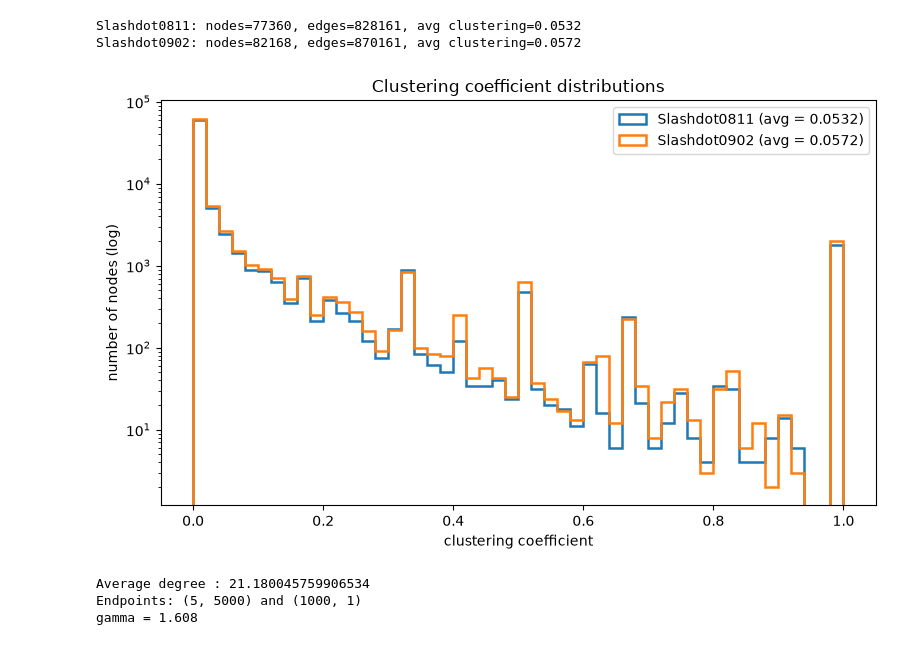
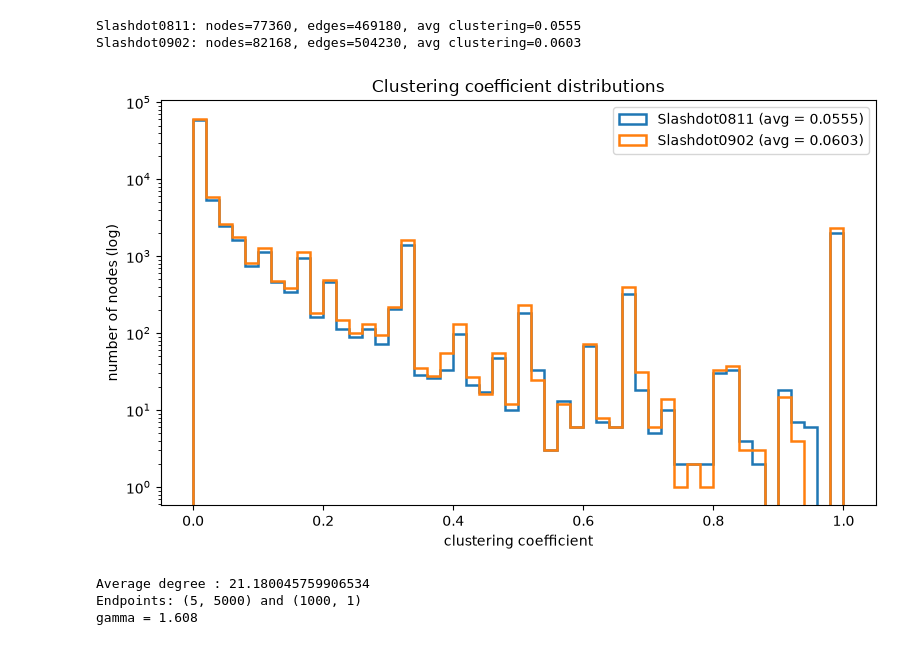
Before and after one commit to thangphan0168/DataMiningHomework5, a Jupyter notebook: homework.ipynb, the cells around one changed output. Cells and saved outputs as stored; diff of their text form; code cells hidden in the pictures.

Commit message:
Calculate clustering coefficient with undirected graph

```diff
--- a/homework.ipynb
+++ b/homework.ipynb
@@ -6,36 +6,37 @@ import matplotlib.pyplot as plt
 def load(path):
     G = nx.read_edgelist(path, comments="#", create_using=nx.DiGraph, nodetype=int)
     G.remove_edges_from(list(nx.selfloop_edges(G)))
     return G
 
 graphs = {"Slashdot0811": load("data/Slashdot0811.txt"),
           "Slashdot0902": load("data/Slashdot0902.txt")}
 
 coeffs, averages = {}, {}
 for name, G in graphs.items():
+    G = G.to_undirected()
     c = nx.clustering(G)
     coeffs[name] = np.array(list(c.values()))
     averages[name] = coeffs[name].mean()
     print(f"{name}: nodes={G.number_of_nodes()}, edges={G.number_of_edges()}, "
           f"avg clustering={averages[name]:.4f}")
 
 bins = np.linspace(0, 1, 51)
 fig, ax = plt.subplots(figsize=(8, 5))
 for (name, c), color in zip(coeffs.items(), ["tab:blue", "tab:orange"]):
     ax.hist(c, bins=bins, histtype="step", linewidth=1.8, color=color,
             label=f"{name} (avg = {averages[name]:.4f})")
 
 ax.set_yscale("log")
 ax.set_xlabel("clustering coefficient")
 ax.set_ylabel("number of nodes (log)")
 ax.set_title("Clustering coefficient distributions")
 ax.legend()
 plt.tight_layout()
 plt.show()
 # %% [output]
-Slashdot0811: nodes=77360, edges=828161, avg clustering=0.0532
-Slashdot0902: nodes=82168, edges=870161, avg clustering=0.0572
+Slashdot0811: nodes=77360, edges=469180, avg clustering=0.0555
+Slashdot0902: nodes=82168, edges=504230, avg clustering=0.0603
-[figure, old version]
+[figure, new version]
 # %%
 from collections import Counter
 
```
